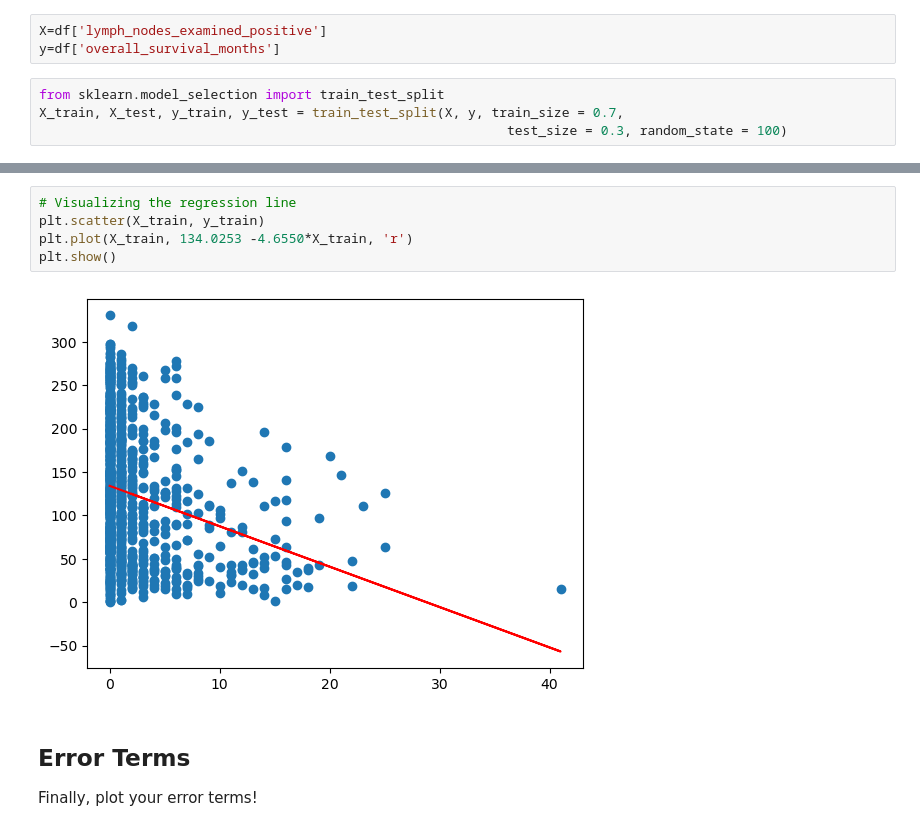
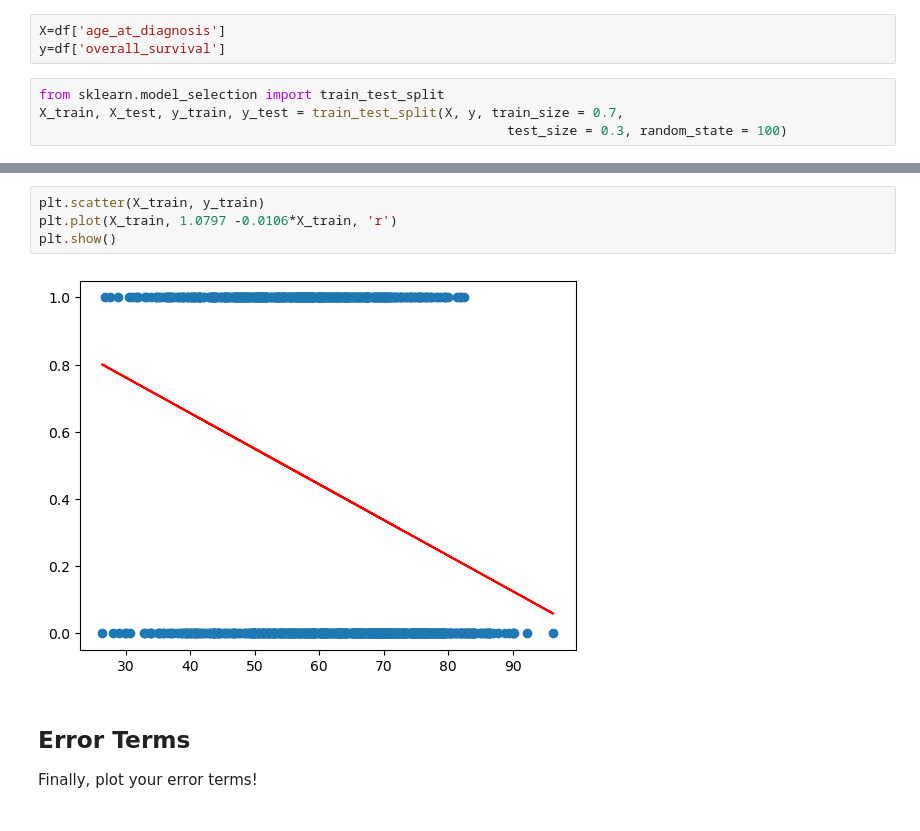
Before and after one commit to Sne0Ch/checkpoint-five, a Jupyter notebook: checkpoint-five.ipynb, the cells around one changed output, grey strips where cells are left out. Drawn from its saved outputs; the diff is of its cells as text.

```diff
--- a/checkpoint-five.ipynb
+++ b/checkpoint-five.ipynb
@@ -90,6 +271,6 @@ Use the two columns with the strongest correlation to create and train your mode
 # %%
-X=df['lymph_nodes_examined_positive']
-y=df['overall_survival_months']
+X=df['age_at_diagnosis']
+y=df['overall_survival']
 # %%
 from sklearn.model_selection import train_test_split
 X_train, X_test, y_train, y_test = train_test_split(X, y, train_size = 0.7,
@@ -168,12 +340,11 @@ OLS Regression Results
 Notes:
 [1] Standard Errors assume that the covariance matrix of the errors is correctly specified.
 # %%
-# Visualizing the regression line
 plt.scatter(X_train, y_train)
-plt.plot(X_train, 134.0253 -4.6550*X_train, 'r')
+plt.plot(X_train, 1.0797 -0.0106*X_train, 'r')
 plt.show()
 # %% [output]
-[figure, old version]
+[figure, new version]
 # %% [markdown]
 ## Error Terms
 
```
Also changed, not shown: parts of 30 cells of this notebook.
